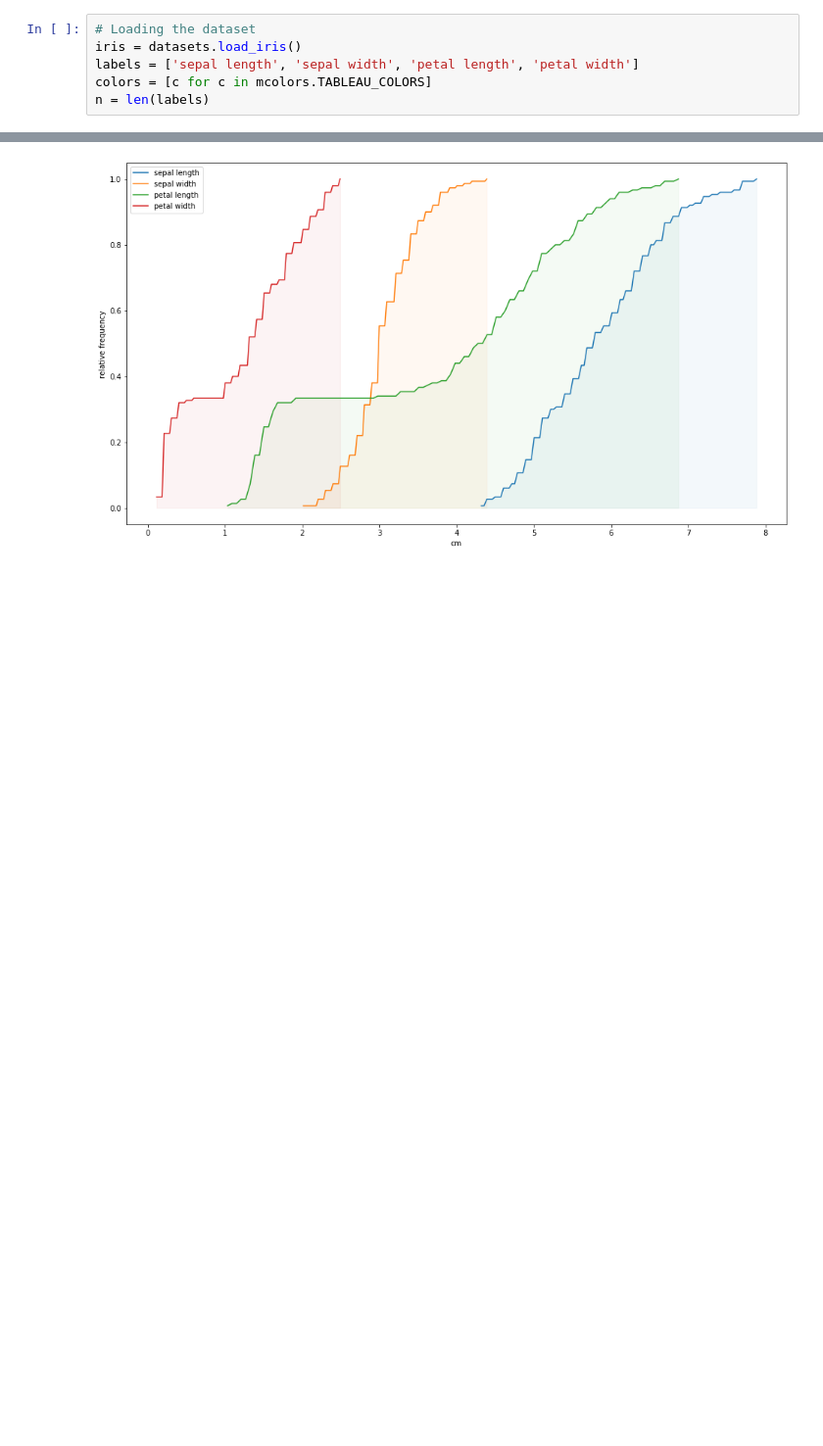
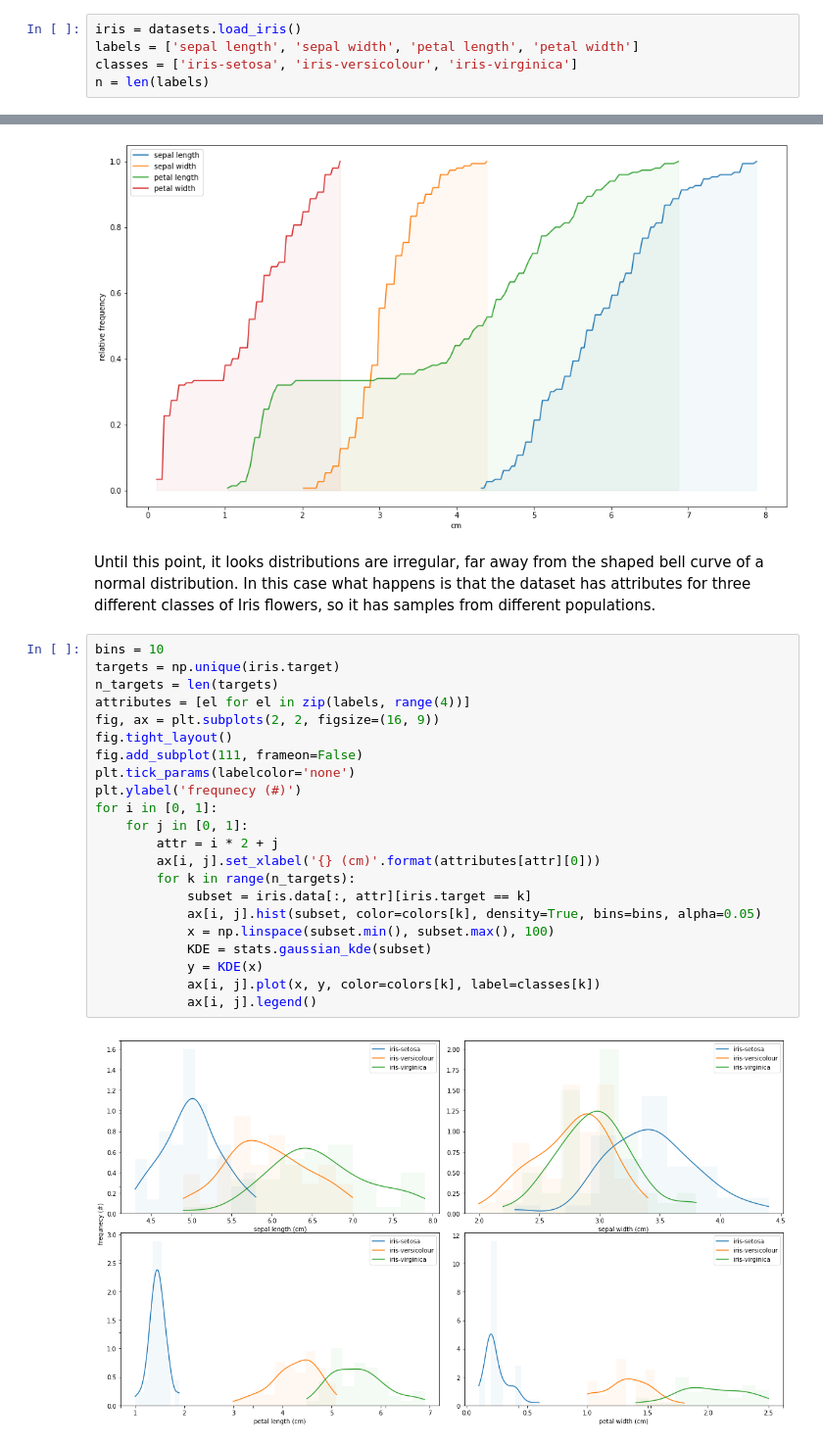
Before and after one commit to jailop/dataplaying, a Jupyter notebook: 2020/shaping_univariate_distributions.ipynb, the cells around one changed output, grey strips where cells are left out. Shown at 98% size. Drawn from its saved outputs; the diff is of its cells as text; blank space fills up the shorter version.

```diff
--- a/data_distributions.ipynb
+++ b/2020/shaping_univariate_distributions.ipynb
@@ -16,7 +17,6 @@ from scipy import stats
 # %%
-# Loading the dataset
 iris = datasets.load_iris()
 labels = ['sepal length', 'sepal width', 'petal length', 'petal width']
-colors = [c for c in mcolors.TABLEAU_COLORS]
+classes = ['iris-setosa', 'iris-versicolour', 'iris-virginica']
 n = len(labels)
 # %% [markdown]
@@ -101,3 +101,29 @@ plt.ylabel('relative frequency')
 # %% [output]
 Text(0, 0.5, 'relative frequency')
 [figure]
+# %% [markdown]
+Until this point, it looks distributions are irregular, far away from the shaped bell curve of a normal distribution. In this case what happens is that the dataset has attributes for three different classes of Iris flowers, so it has samples from different populations.
+# %%
+bins = 10
+targets = np.unique(iris.target)
+n_targets = len(targets)
+attributes = [el for el in zip(labels, range(4))]
+fig, ax = plt.subplots(2, 2, figsize=(16, 9))
+fig.tight_layout()
+fig.add_subplot(111, frameon=False)
+plt.tick_params(labelcolor='none')
+plt.ylabel('frequnecy (#)')
+for i in [0, 1]:
+    for j in [0, 1]:
+        attr = i * 2 + j
+        ax[i, j].set_xlabel('{} (cm)'.format(attributes[attr][0]))
+        for k in range(n_targets):
+            subset = iris.data[:, attr][iris.target == k]
+            ax[i, j].hist(subset, color=colors[k], density=True, bins=bins, alpha=0.05)
+            x = np.linspace(subset.min(), subset.max(), 100)
+            KDE = stats.gaussian_kde(subset)
+            y = KDE(x)
+            ax[i, j].plot(x, y, color=colors[k], label=classes[k])
+            ax[i, j].legend()
+# %% [output]
+[figure, added]
```
Also changed, not shown: parts of 8 cells of this notebook.
